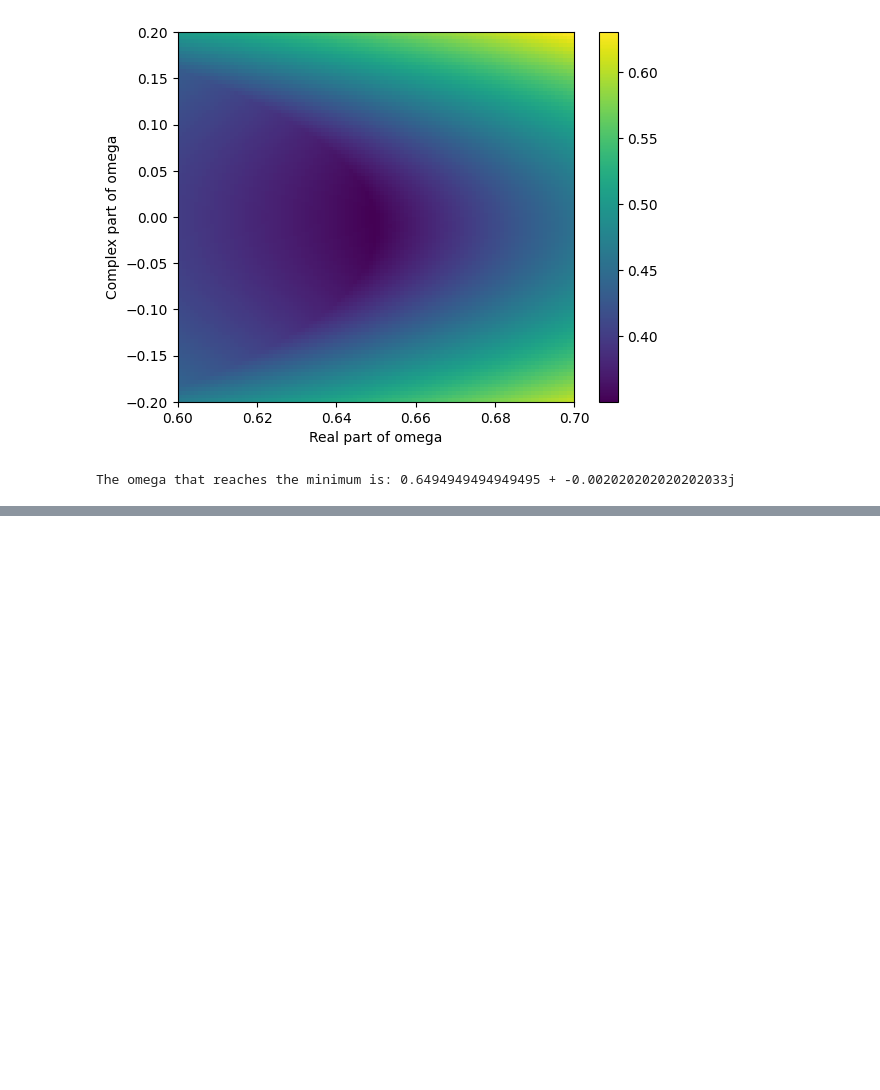
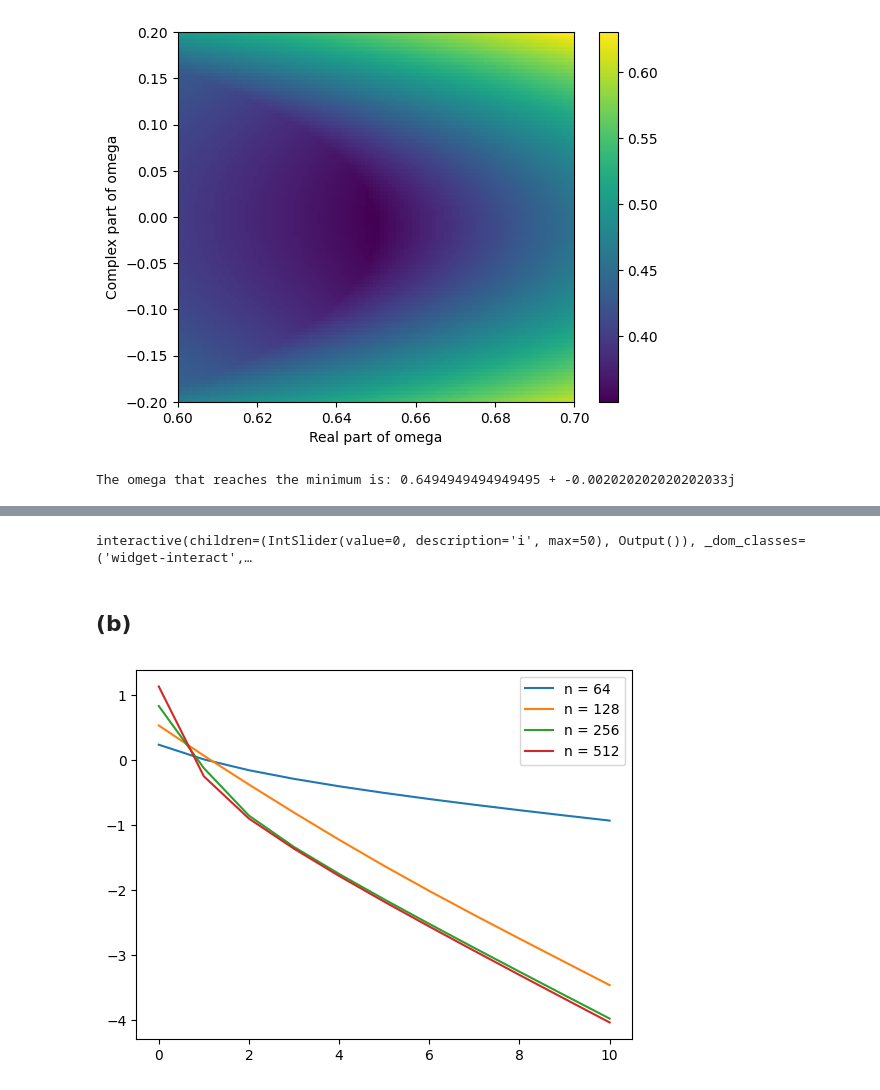
Before and after one commit to ISIPINK/Project-2023-2024-Multigrid-voor-het-oplossen-van-complex-waardige-Helmholtz-problemen, a Jupyter notebook: code/main.ipynb, the cells around one changed output, grey strips where cells are left out. Saved outputs shown, nothing was run; the diff lists cells and outputs as text; code cells hidden in the pictures; blank space fills up the shorter version.

```diff
--- a/code/main.ipynb
+++ b/code/main.ipynb
@@ -221,0 +226,39 @@ The omega that reaches the minimum is: 0.6494949494949495 + -0.00202020202020203
+# %%
+def helmholtz2D_model(sigma=complex(-600,-300), omega = 2/3,n=64,recursion_depth=3,iterations =12):
+    f = pointsource_half2D(n)
+    u_approx = np.zeros((n-1)**2)
+    u_exact = spsolve(helmholtz2D(n,sigma),f)
+    errors = [u_exact-u_approx]
+    for _ in range(iterations):
+        u_approx = geoVcycle(
+            mat = (partial(helmholtz2D,sigma=sigma)),
+            f= f,
+            u = u_approx,
+            nu1=1,
+            nu2=1,
+            relax=partial(wjacobi,omega= omega),
+            restrict=simple_restrict2D,
+            interpolate=simple_interpolate2D,
+            recursion_depth=recursion_depth,
+            dimensions =2)
+        errors.append(u_exact-u_approx)
+    return errors
+
+errors = helmholtz2D_model(n=128,iterations = 50)
+plt_vecs2D(errors,[f"errors after {i} Vcycles" for i in range(len(errors))])
+# %% [output]
+interactive(children=(IntSlider(value=0, description='i', max=50), Output()), _dom_classes=('widget-interact',…
+# %% [markdown]
+## (b)
+# %%
+from scipy.linalg import norm
+
+for n in [64,128,256,512]:
+    errors = helmholtz2D_model(n=n,iterations = 10)
+    norms =  [norm(e) for e in errors]
+    plt.plot(range(len(errors)), np.log10(norms), label=f"n = {n}")
+
+plt.legend()
+plt.show()
+# %% [output]
+[figure, added]
```
Also changed, not shown: parts of 5 cells of this notebook, 6 other files.
